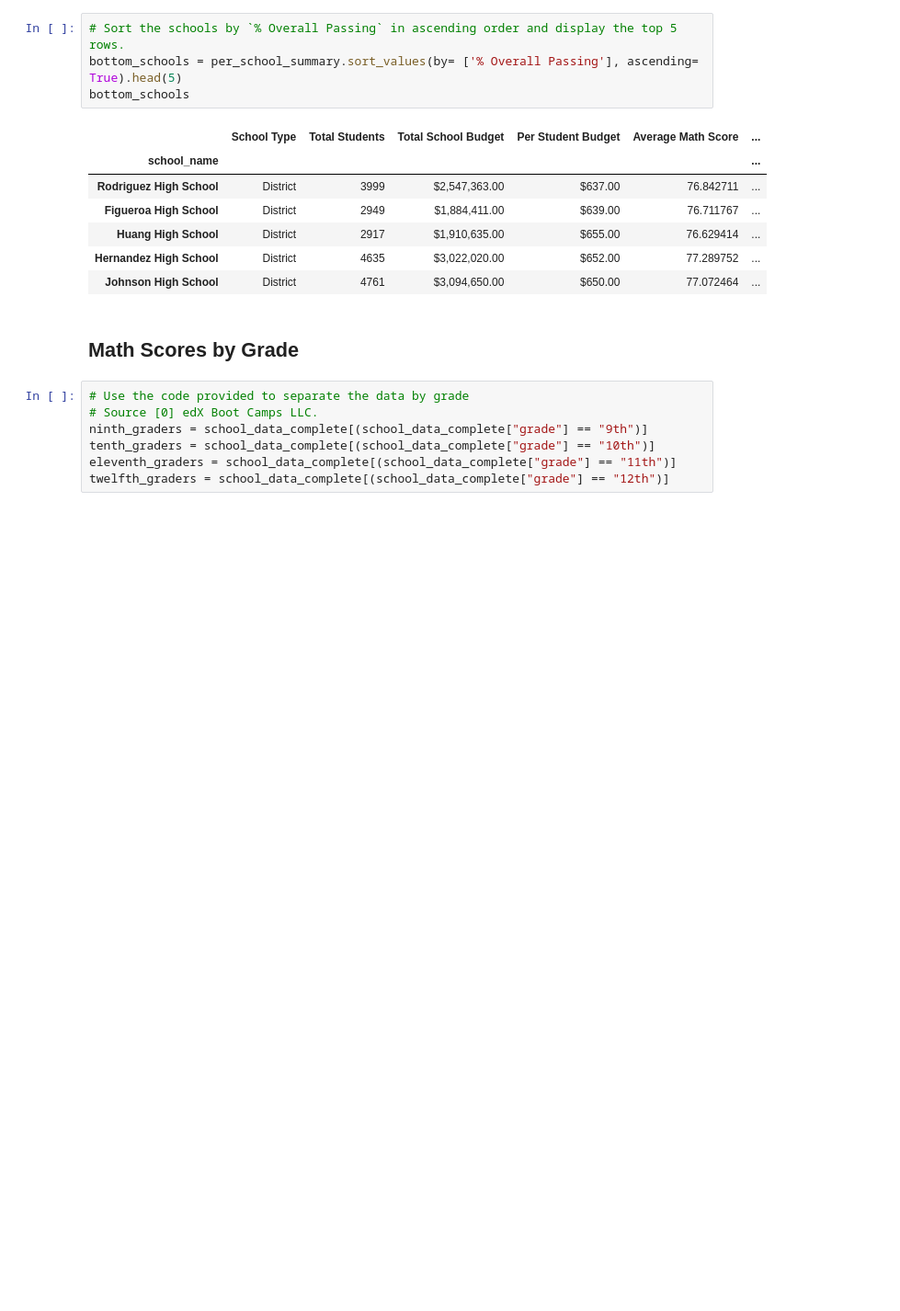
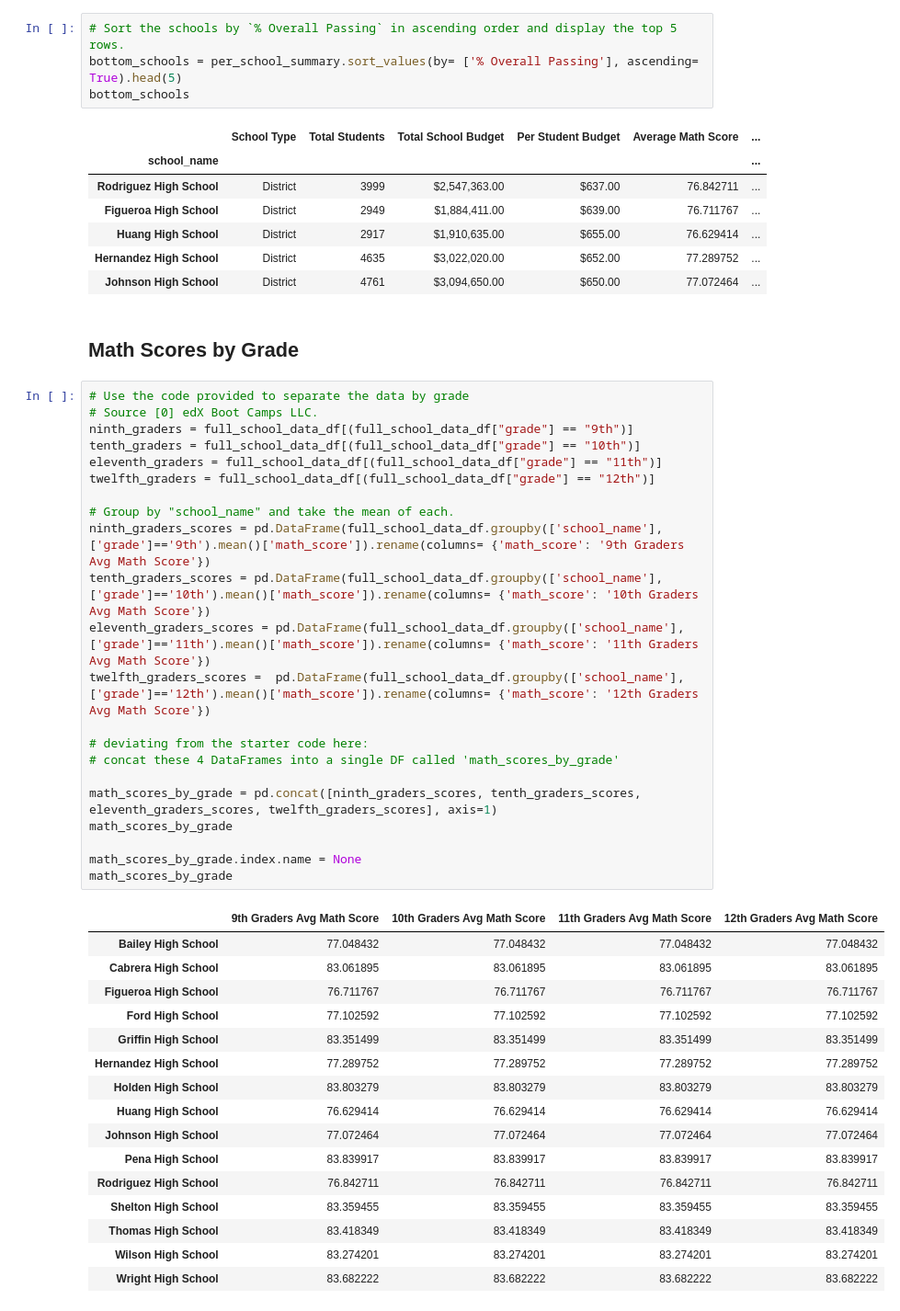
Before and after one commit to Evdawg/pandas-challenge, a Jupyter notebook: PyCitySchools/PyCitySchools_solution.ipynb, the cells around one changed output. Shown at 92% size. Saved outputs shown, nothing was run; the diff lists cells and outputs as text; blank space fills up the shorter version.

```diff
--- a/PyCitySchools/PyCitySchools_solution.ipynb
+++ b/PyCitySchools/PyCitySchools_solution.ipynb
@@ -370,10 +372,42 @@ bottom_schools
 | Johnson High School | District | 4761 | $3,094,650.00 | $650.00 | 77.072464 | ... |
 # %% [markdown]
 ## Math Scores by Grade
-# %%
-# Use the code provided to separate the data by grade
-# Source [0] edX Boot Camps LLC.
-ninth_graders = school_data_complete[(school_data_complete["grade"] == "9th")]
-tenth_graders = school_data_complete[(school_data_complete["grade"] == "10th")]
-eleventh_graders = school_data_complete[(school_data_complete["grade"] == "11th")]
-twelfth_graders = school_data_complete[(school_data_complete["grade"] == "12th")]
+# %%
+# Use the code provided to separate the data by grade
+# Source [0] edX Boot Camps LLC.
+ninth_graders = full_school_data_df[(full_school_data_df["grade"] == "9th")]
+tenth_graders = full_school_data_df[(full_school_data_df["grade"] == "10th")]
+eleventh_graders = full_school_data_df[(full_school_data_df["grade"] == "11th")]
+twelfth_graders = full_school_data_df[(full_school_data_df["grade"] == "12th")]
+
+# Group by "school_name" and take the mean of each.
+ninth_graders_scores = pd.DataFrame(full_school_data_df.groupby(['school_name'], ['grade']=='9th').mean()['math_score']).rename(columns= {'math_score': '9th Graders Avg Math Score'})
+tenth_graders_scores = pd.DataFrame(full_school_data_df.groupby(['school_name'], ['grade']=='10th').mean()['math_score']).rename(columns= {'math_score': '10th Graders Avg Math Score'})
+eleventh_graders_scores = pd.DataFrame(full_school_data_df.groupby(['school_name'], ['grade']=='11th').mean()['math_score']).rename(columns= {'math_score': '11th Graders Avg Math Score'})
+twelfth_graders_scores =  pd.DataFrame(full_school_data_df.groupby(['school_name'], ['grade']=='12th').mean()['math_score']).rename(columns= {'math_score': '12th Graders Avg Math Score'})
+
+# deviating from the starter code here:
+# concat these 4 DataFrames into a single DF called 'math_scores_by_grade'
+
+math_scores_by_grade = pd.concat([ninth_graders_scores, tenth_graders_scores, eleventh_graders_scores, twelfth_graders_scores], axis=1)
+math_scores_by_grade
+
+math_scores_by_grade.index.name = None
+math_scores_by_grade
+# %% [output]
+|  | 9th Graders Avg Math Score | 10th Graders Avg Math Score | 11th Graders Avg Math Score | 12th Graders Avg Math Score |
+| Bailey High School | 77.048432 | 77.048432 | 77.048432 | 77.048432 |
+| Cabrera High School | 83.061895 | 83.061895 | 83.061895 | 83.061895 |
+| Figueroa High School | 76.711767 | 76.711767 | 76.711767 | 76.711767 |
+| Ford High School | 77.102592 | 77.102592 | 77.102592 | 77.102592 |
+| Griffin High School | 83.351499 | 83.351499 | 83.351499 | 83.351499 |
+| Hernandez High School | 77.289752 | 77.289752 | 77.289752 | 77.289752 |
+| Holden High School | 83.803279 | 83.803279 | 83.803279 | 83.803279 |
+| Huang High School | 76.629414 | 76.629414 | 76.629414 | 76.629414 |
+| Johnson High School | 77.072464 | 77.072464 | 77.072464 | 77.072464 |
+| Pena High School | 83.839917 | 83.839917 | 83.839917 | 83.839917 |
+| Rodriguez High School | 76.842711 | 76.842711 | 76.842711 | 76.842711 |
+| Shelton High School | 83.359455 | 83.359455 | 83.359455 | 83.359455 |
+| Thomas High School | 83.418349 | 83.418349 | 83.418349 | 83.418349 |
+| Wilson High School | 83.274201 | 83.274201 | 83.274201 | 83.274201 |
+| Wright High School | 83.682222 | 83.682222 | 83.682222 | 83.682222 |
```
Also changed, not shown: parts of 11 cells of this notebook.
